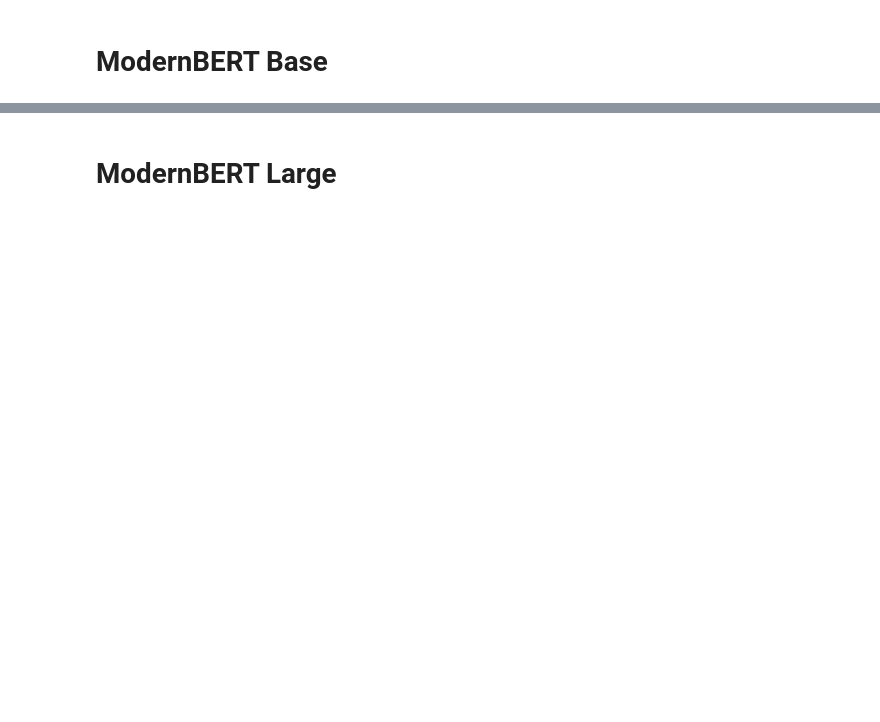
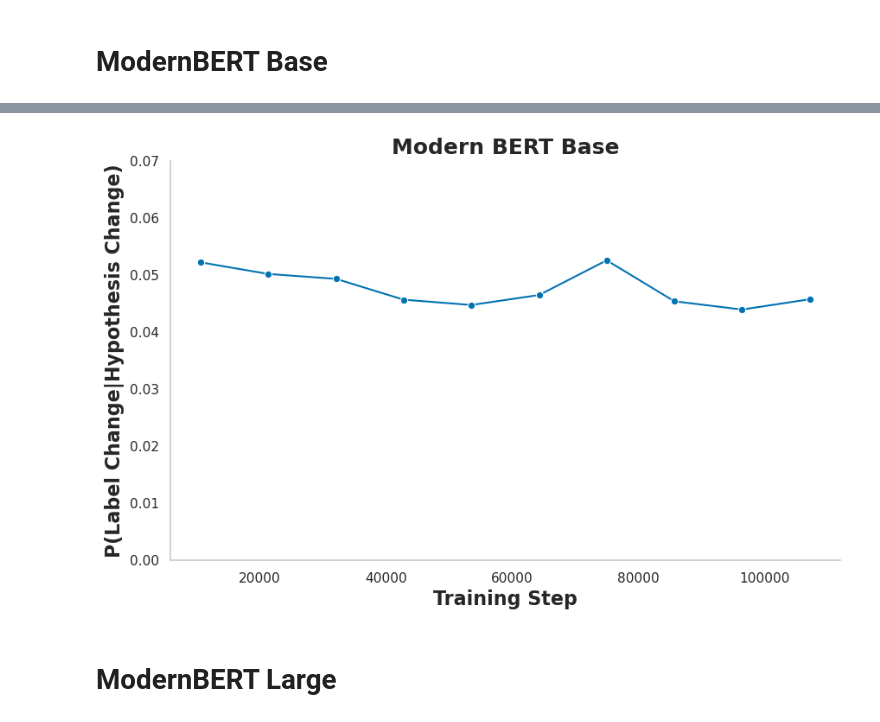
Before and after one commit to MLBurnham/pol_DEBATE, a Jupyter notebook: analysis/hypothesis_stability.ipynb, the cells around one changed output, grey strips where cells are left out. Saved outputs shown, nothing was run; the diff lists cells and outputs as text; code cells hidden in the pictures; blank space fills up the shorter version.

```diff
--- a/analysis/hypothesis_stability.ipynb
+++ b/analysis/hypothesis_stability.ipynb
@@ -18,7 +21,7 @@ test = pd.merge(test, alts, how = 'left', left_on = 'hypothesis', right_on = 'or
 test = test[~test['original'].isna()].reset_index(drop = True)
 
 # drop columns I don't need
-test.drop(['augmented_hypothesis', 'base_nli', 'large_nli', 'base_polnli', 'llama', 'large_polnli', 'sonnet', 'original', 'alt4'], axis = 1, inplace = True)
+test.drop(['augmented_hypothesis', 'base_nli', 'large_nli', 'base_debate', 'large_debate', 'base_modern', 'large_modern', 'llama', 'sonnet', 'original', 'alt4'], axis = 1, inplace = True)
 # %%
 def hypothesis_stability(df):
     """
@@ -169,0 +161,3 @@ plt.show()
+# %%
+mbb = stability_benchmark("training_ModernBase", batch_size = 64)
+mbb['Model'] = 'Modern BERT Base'
@@ -170,2 +181,6 @@ plt.show()
+# %%
+plot_stability(mbb, "Modern BERT Base")
+# %% [output]
+[figure, added]
 # %% [markdown]
 # ModernBERT Large
```
Also changed, not shown: parts of 27 cells of this notebook.
